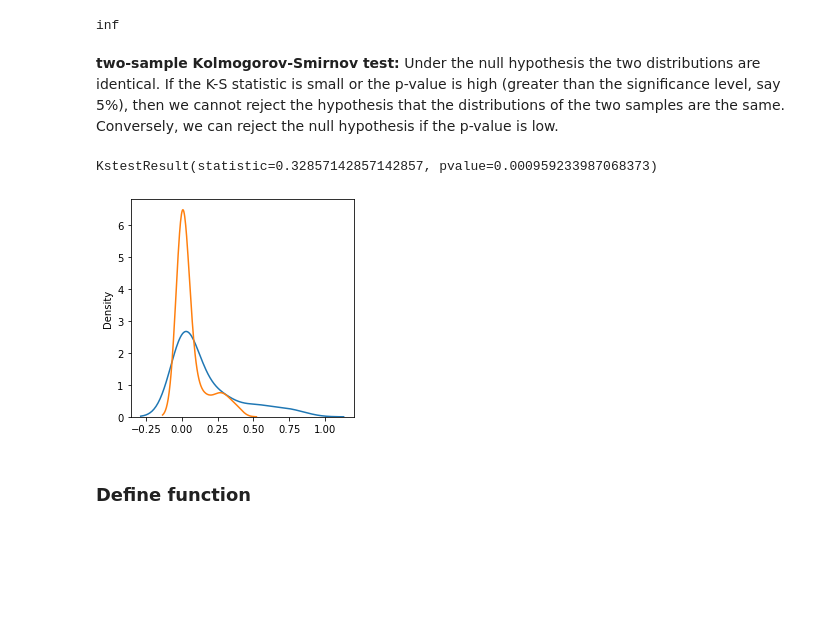
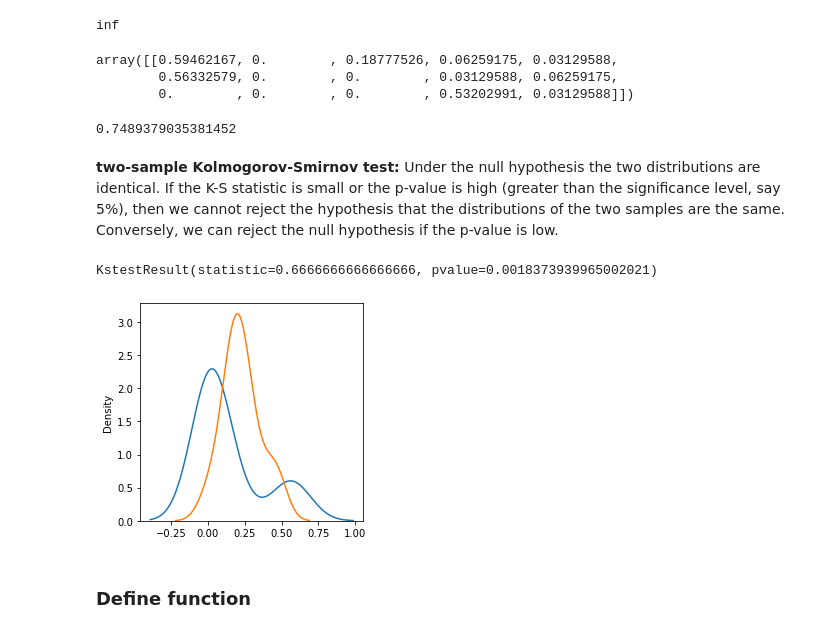
Before and after one commit to interactiveaudiolab/emphases, a Jupyter notebook: utils/eval.ipynb, the cells around one changed output. Cells and saved outputs as stored; diff of their text form; code cells hidden in the pictures; blank space fills up the shorter version.

Commit message:
rectified cosine eval func

```diff
--- a/utils/eval.ipynb
+++ b/utils/eval.ipynb
@@ -13,10 +14,15 @@ annotations = pd.read_csv('./BuckEye-annotations.csv')
 # %% [markdown]
 ### Single file analysis
 # %%
-predictions = pd.read_table('../emphases/baselines/prominence/test_outputs_buckeye/s0201b.prom', header=None)
+# predictions = pd.read_table('../emphases/baselines/prominence/test_outputs_buckeye/s0201b.prom', header=None)
+# predictions = pd.read_table('../emphases/baselines/prominence/test_outputs_buckeye_v1/s02-1.prom', header=None)
+# predictions = pd.read_table('../eval/sanity_check_cosine/s02-1.prom', header=None)
+predictions = pd.read_table('../eval/sanity_check_cosine/s17-1.prom', header=None)
 # %%
-avail_window = annotations[annotations['filename']=="s02-1"].reset_index(drop=True)
-target_window = predictions[117:189].reset_index(drop=True)
+# avail_window = annotations[annotations['filename']=="s02-1"].reset_index(drop=True)
+avail_window = annotations[annotations['filename']=="s17-1"].reset_index(drop=True)
+# target_window = predictions[117:189].reset_index(drop=True)
+target_window = predictions.reset_index(drop=True)
 
 avail_tokens = avail_window['word'].tolist()
 target_tokens = target_window[3].tolist()
@@ -34,7 +98,7 @@ pairs = []
 
 while l<len(target_window) and r<len(avail_window):
     if target_window[3][l]==avail_window['word'][r]:
-        pairs.append([(target_window[3][l], target_window[5][l]), (avail_window['word'][r], avail_window['pa.32'][r])])
+        pairs.append([(target_window[3][l], target_window[4][l]), (avail_window['word'][r], avail_window['pa.32'][r])])
         l+=1
         r+=1
     else:
@@ -94,5 +140,5 @@ from scipy.stats import ks_2samp
 from sklearn import preprocessing
 # %%
 v1_norm = preprocessing.normalize([v1])
-v2_norm = v2
+v2_norm = preprocessing.normalize([v2])
 # %%
@@ -100,18 +146,28 @@ sum(rel_entr(v1_norm[0], v2))
 # %% [output]
 inf
+# %%
+v2_norm
+# %% [output]
+array([[0.59462167, 0.        , 0.18777526, 0.06259175, 0.03129588,
+        0.56332579, 0.        , 0.        , 0.03129588, 0.06259175,
+        0.        , 0.        , 0.        , 0.53202991, 0.03129588]])
+# %%
+1 - spatial.distance.cosine(v1_norm[0], v2_norm[0])
+# %% [output]
+0.7489379035381452
 # %% [markdown]
 **two-sample Kolmogorov-Smirnov test:** Under the null hypothesis the two distributions are identical. If the K-S statistic is small or the p-value is high (greater than the significance level, say 5%), then we cannot reject the hypothesis that the distributions of the two samples are the same. Conversely, we can reject the null hypothesis if the p-value is low.
 # %%
 ks_2samp(v1_norm[0], v2)
 # %% [output]
-KstestResult(statistic=0.32857142857142857, pvalue=0.000959233987068373)
+KstestResult(statistic=0.6666666666666666, pvalue=0.0018373939965002021)
 # %%
 plt.figure(figsize=(4,4))
-sns.distplot(v2, hist=False, kde=True)
+sns.distplot(v2_norm[0], hist=False, kde=True)
 sns.distplot(v1_norm[0], hist=False, kde=True)
 plt.show()
 # %% [output]
-[figure, old version]
+[figure, new version]
 # %% [markdown]
 ### Define function
 # %%
```
Also changed, not shown: parts of 28 cells of this notebook, 2 other files.
